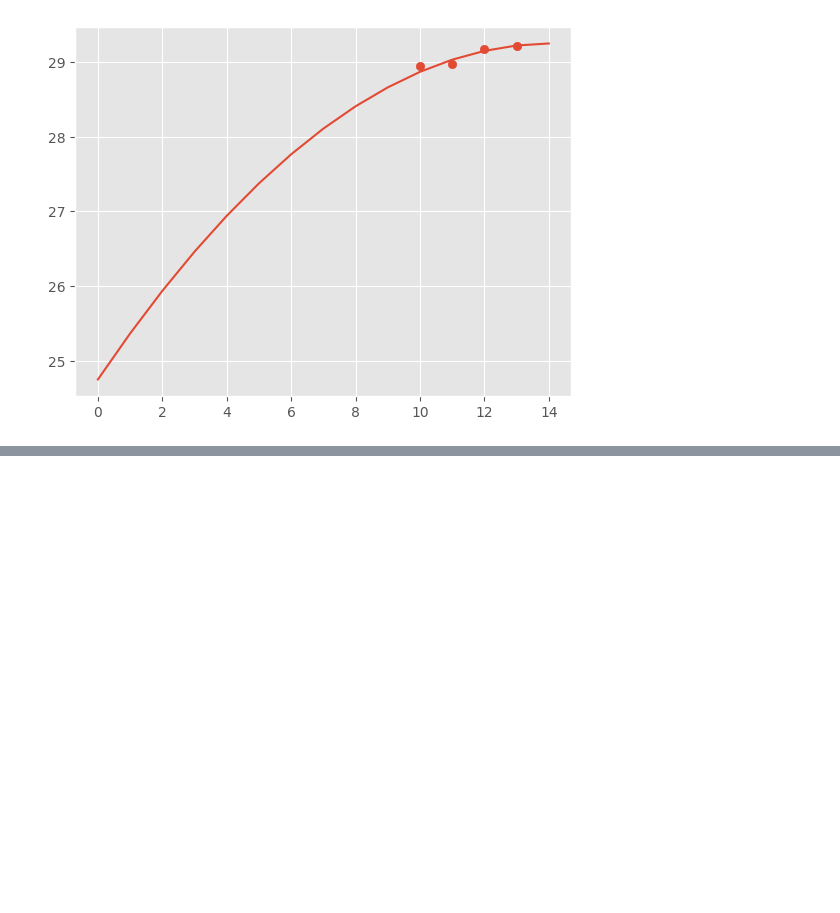
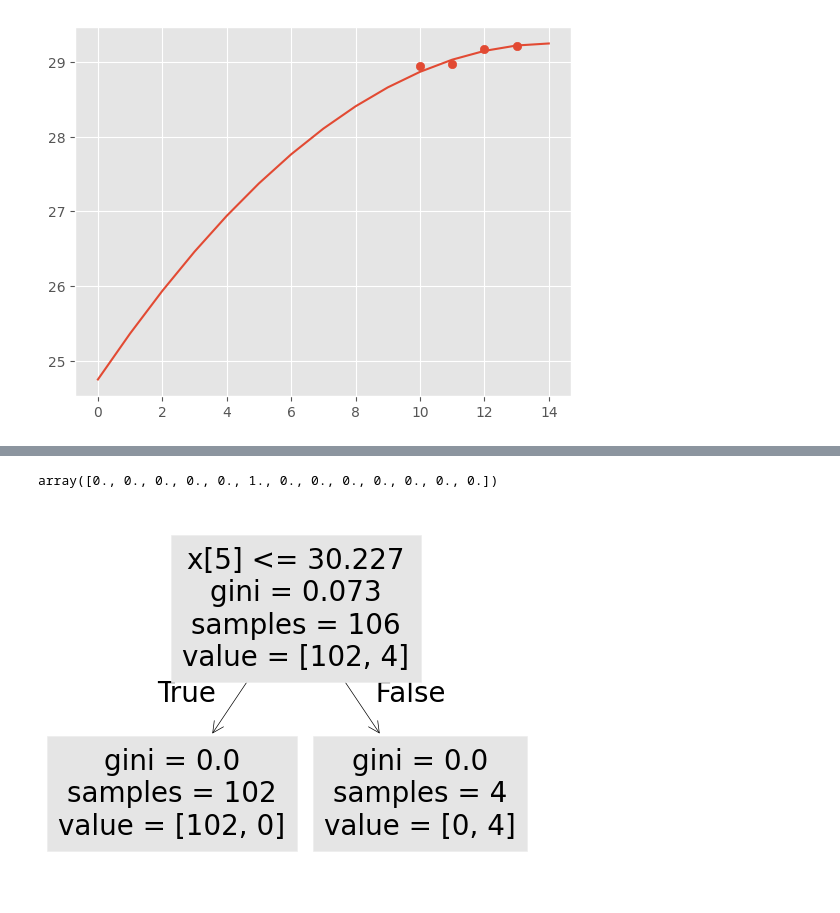
Before and after one commit to Aman-hebbale/pitstop, a Jupyter notebook: pit-stop-analysis.ipynb, the cells around one changed output, grey strips where cells are left out. Saved outputs shown, nothing was run; the diff lists cells and outputs as text; code cells hidden in the pictures; blank space fills up the shorter version.

Commit message:
made a baseline decision tree model

```diff
--- a/pit-stop-analysis.ipynb
+++ b/pit-stop-analysis.ipynb
@@ -269,9 +267,9 @@ plt.show()
 qatar_csv.loc[:,"Sec1FB"]=qatar_csv.sort_values(["LapNumber","Position"]).groupby("LapNumber")["Sector1"].transform(lambda x: x.diff(periods=-1)>0).sort_index()
 qatar_csv.loc[:,"Sec2FB"]=qatar_csv.sort_values(["LapNumber","Position"]).groupby("LapNumber")["Sector2"].transform(lambda x: x.diff(periods=-1)>0).sort_index()
 qatar_csv.loc[:,"Sec3FB"]=qatar_csv.sort_values(["LapNumber","Position"]).groupby("LapNumber")["Sector3"].transform(lambda x: x.diff(periods=-1)>0).sort_index()
-qatar_csv.loc[:,"Sec1FI"]=qatar_csv.sort_values(["LapNumber","Position"]).groupby("LapNumber")["Sector1"].transform(lambda x: x.diff(periods=1)<0).sort_index()
-qatar_csv.loc[:,"Sec2FI"]=qatar_csv.sort_values(["LapNumber","Position"]).groupby("LapNumber")["Sector2"].transform(lambda x: x.diff(periods=1)<0).sort_index()
-qatar_csv.loc[:,"Sec3FI"]=qatar_csv.sort_values(["LapNumber","Position"]).groupby("LapNumber")["Sector3"].transform(lambda x: x.diff(periods=1)<0).sort_index()
+qatar_csv.loc[:,"Sec1FI"]=qatar_csv.sort_values(["LapNumber","Position"]).groupby("LapNumber")["Sector1"].transform(lambda x: x.diff(periods=1)>0).sort_index()
+qatar_csv.loc[:,"Sec2FI"]=qatar_csv.sort_values(["LapNumber","Position"]).groupby("LapNumber")["Sector2"].transform(lambda x: x.diff(periods=1)>0).sort_index()
+qatar_csv.loc[:,"Sec3FI"]=qatar_csv.sort_values(["LapNumber","Position"]).groupby("LapNumber")["Sector3"].transform(lambda x: x.diff(periods=1)>0).sort_index()
 # %%
 qatar_csv.columns
 qatar_csv.drop(columns=["Driver","PitOutTime","PitInTime","Sector1SessionTime","Sector2SessionTime","Sector3SessionTime","SpeedI1","SpeedI2","SpeedFL","SpeedST","FreshTyre","LapStartTime","LapStartDate","FastF1Generated","IsAccurate","DeletedReason"], inplace=True)
@@ -498,3 +496,24 @@ grand_prix_list = [
     "Qatar Grand Prix",
     "Abu Dhabi Grand Prix"
 ]
+# %%
+from sklearn.preprocessing import LabelEncoder
+data=qatar_csv[["DriverNumber","LapNumber","IsPersonalBest","Compound","TyreLife","Position","Sector1","Sector2","Sector3","Sec1FB","Sec2FB","Sec3FB","Sec1FI","Sec2FI","Sec3FI","CumulativeBadLaps","Finished","PitLap"]].copy()
+encodedTyreCompound = LabelEncoder()
+encodedTyreCompound.fit(data["Compound"].unique().tolist())
+data.loc[:,"Compound"]=encodedTyreCompound.transform(data["Compound"])
+data=data.astype({"IsPersonalBest":"int","Finished":"int","PitLap":"int"})
+data.loc[:,"CumuSec1FB"]=data["Sec1FB"].groupby((~data["Sec1FB"]).cumsum()).cumsum()
+data.loc[:,"CumuSec2FB"]=data["Sec2FB"].groupby((~data["Sec2FB"]).cumsum()).cumsum()
+data.loc[:,"CumuSec3FB"]=data["Sec3FB"].groupby((~data["Sec3FB"]).cumsum()).cumsum()
+data.loc[:,"CumuSec1FI"]=data["Sec1FI"].groupby((~data["Sec1FI"]).cumsum()).cumsum()
+data.loc[:,"CumuSec2FI"]=data["Sec2FI"].groupby((~data["Sec2FI"]).cumsum()).cumsum()
+data.loc[:,"CumuSec3FI"]=data["Sec3FI"].groupby((~data["Sec3FI"]).cumsum()).cumsum()
+data.drop(columns=["Sec1FB","Sec2FB","Sec3FB","Sec1FI","Sec2FI","Sec3FI"], inplace=True)
+data.to_csv("monza_imp_data.csv", index=False)
+# %%
+mcLearnData=data.copy()
+mcLearnData=mcLearnData.query("DriverNumber==4 or DriverNumber==81").reset_index(drop=True)
+# mcLearnData[53:67]
+# mcLearnFirstPit=pd.concat([mcLearnData[:16],mcLearnData[53:67]])
+# mcLearnFirstPit
@@ -500,0 +538,13 @@ grand_prix_list = [
+# %%
+from sklearn import tree
+x=mcLearnData[["Compound","TyreLife","Position","Sector1","Sector2","Sector3","CumuSec1FB","CumuSec2FB","CumuSec3FB","CumuSec1FI","CumuSec2FI","CumuSec3FI","CumulativeBadLaps"]].copy()
+y=mcLearnData["PitLap"].copy()
+clf = tree.DecisionTreeClassifier()
+clf = clf.fit(x, y)
+# print(clf.predict([[2., 2.]]))
+# %%
+tree.plot_tree(clf)
+clf.feature_importances_
+# %% [output]
+array([0., 0., 0., 0., 0., 1., 0., 0., 0., 0., 0., 0., 0.])
+[figure, added]
```
Also changed, not shown: parts of 7 cells of this notebook.
